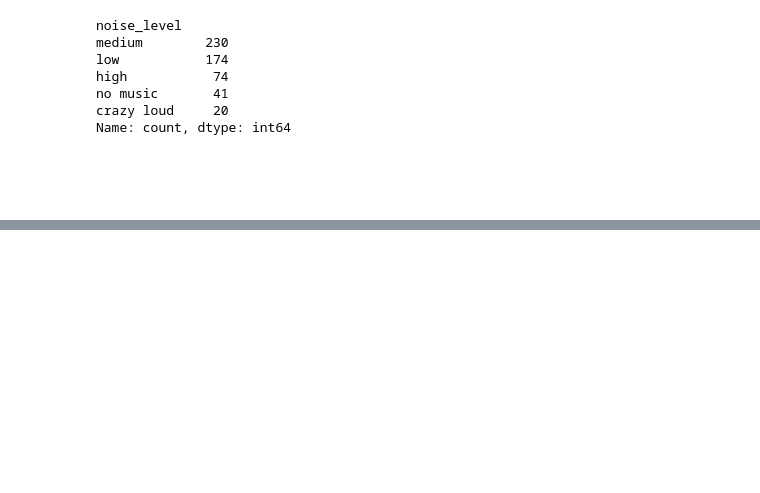
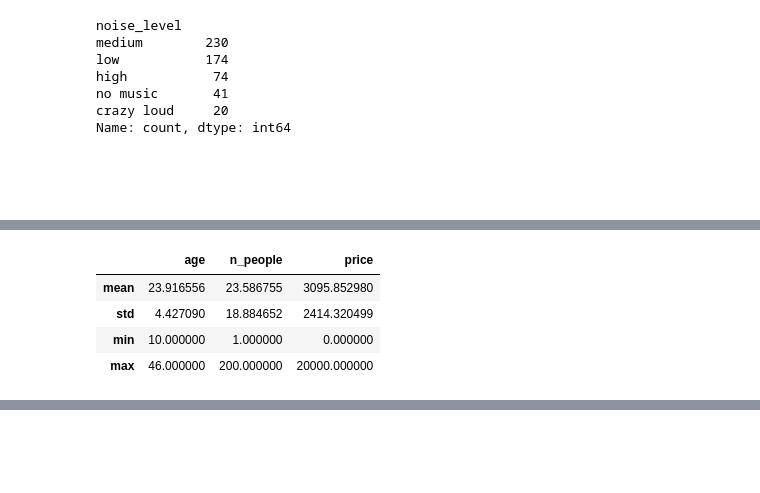
Before and after one commit to UBC-CS/cpsc330-2026W1, a Jupyter notebook: content/classes/varada/lecture-05-06-preprocessing-demo.ipynb, the cells around one changed output, grey strips where cells are left out. Saved outputs shown, nothing was run; the diff lists cells and outputs as text; code cells hidden in the pictures; blank space fills up the shorter version.

```diff
--- a/content/classes/varada/lecture-05-06-preprocessing-demo.ipynb
+++ b/content/classes/varada/lecture-05-06-preprocessing-demo.ipynb
@@ -377,0 +427,8 @@ A pipeline connects these steps so they are fitted together on the appropriate r
+# %%
+imputed_df.describe().loc[["mean", "std", "min", "max"]]
+# %% [output]
+|  | age | n_people | price |
+| mean | 23.916556 | 23.586755 | 3095.852980 |
+| std | 4.427090 | 18.884652 | 2414.320499 |
+| min | 10.000000 | 1.000000 | 0.000000 |
+| max | 46.000000 | 200.000000 | 20000.000000 |
```
Also changed, not shown: parts of 68 cells of this notebook.
